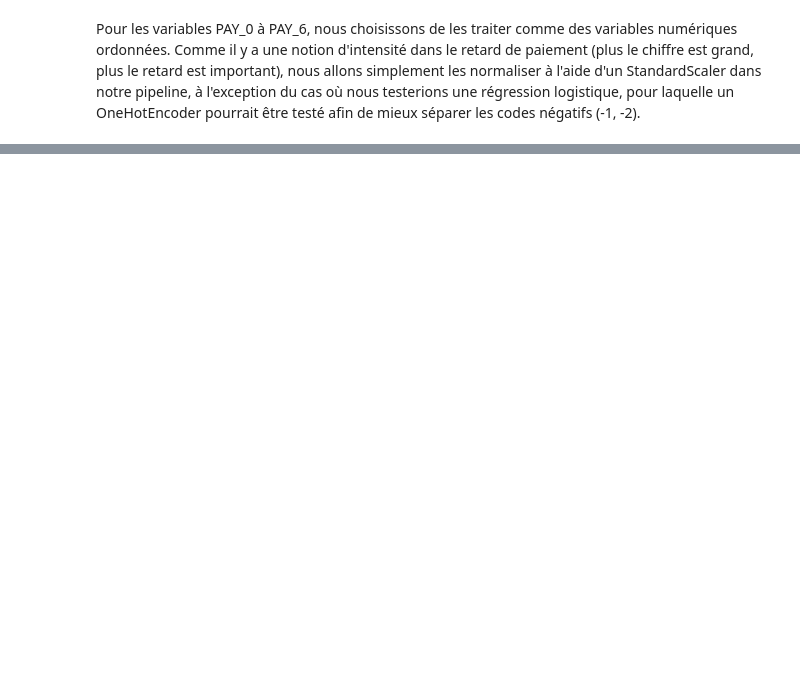
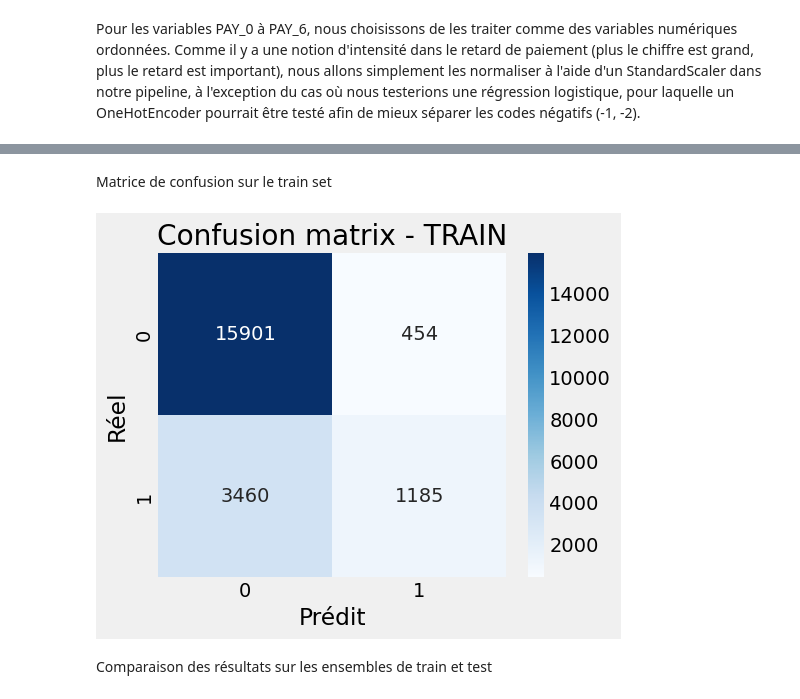
Before and after one commit to NdeyeAminataAida/Projet-AI28, a Jupyter notebook: notebook/project_credit_default.ipynb, the cells around one changed output, grey strips where cells are left out. Saved outputs shown, nothing was run; the diff lists cells and outputs as text; code cells hidden in the pictures; blank space fills up the shorter version.

```diff
--- a/notebook/project_credit_default.ipynb
+++ b/notebook/project_credit_default.ipynb
@@ -313,0 +335,8 @@ Pour les variables PAY_0 à PAY_6, nous choisissons de les traiter comme des var
+# %%
+X = data_clean.drop("default payment next month",  axis=1)
+
+y = data_clean["default payment next month"]
+# Vérification des dimensions du dtaframe
+print(X.shape)
+print(y.shape)
+print(data_clean.shape)
@@ -313,0 +349,16 @@ Pour les variables PAY_0 à PAY_6, nous choisissons de les traiter comme des var
+# %%
+# 70% train / 30% temp
+X_train, X_temp, y_train, y_temp = train_test_split(
+    X, y,
+    test_size=0.3,
+    random_state=42,
+    stratify=y
+)
+
+# 15% val / 15% test
+X_val, X_test, y_val, y_test = train_test_split(
+    X_temp, y_temp,
+    test_size=0.5,
+    random_state=42,
+    stratify=y_temp
+)
@@ -313,0 +367,2 @@ Pour les variables PAY_0 à PAY_6, nous choisissons de les traiter comme des var
+# %%
+preprocessor = build_logistic_preprocessor()
@@ -313,0 +371,5 @@ Pour les variables PAY_0 à PAY_6, nous choisissons de les traiter comme des var
+# %%
+model = make_pipeline(
+    preprocessor,
+    LogisticRegression(max_iter=1000, random_state=42)
+)
@@ -313,0 +400,9 @@ Pour les variables PAY_0 à PAY_6, nous choisissons de les traiter comme des var
+# %% [markdown]
+Matrice de confusion sur le train set
+# %%
+y_pred_train = model.predict(X_train)
+cm_train = plot_confusion_matrix(y_train, y_pred_train, title="Confusion matrix - TRAIN")
+# %% [output]
+[figure, added]
+# %% [markdown]
+Comparaison des résultats sur les ensembles de train et test
```
Also changed, not shown: parts of 41 cells of this notebook, 2 other files.
